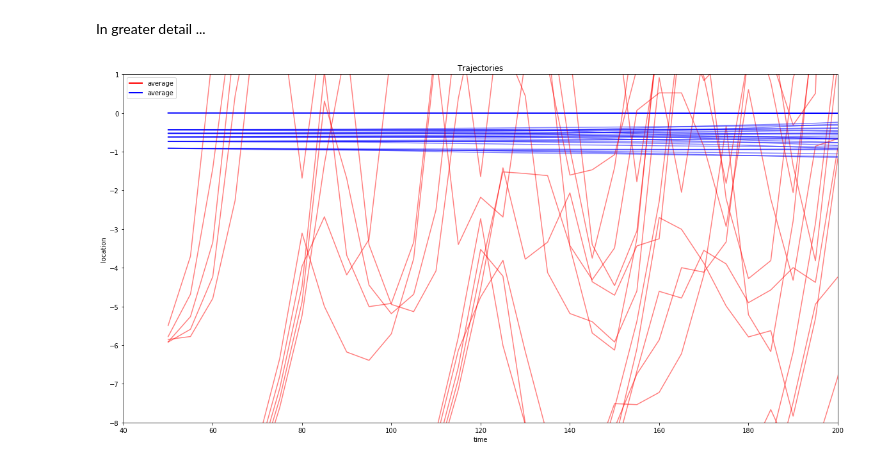
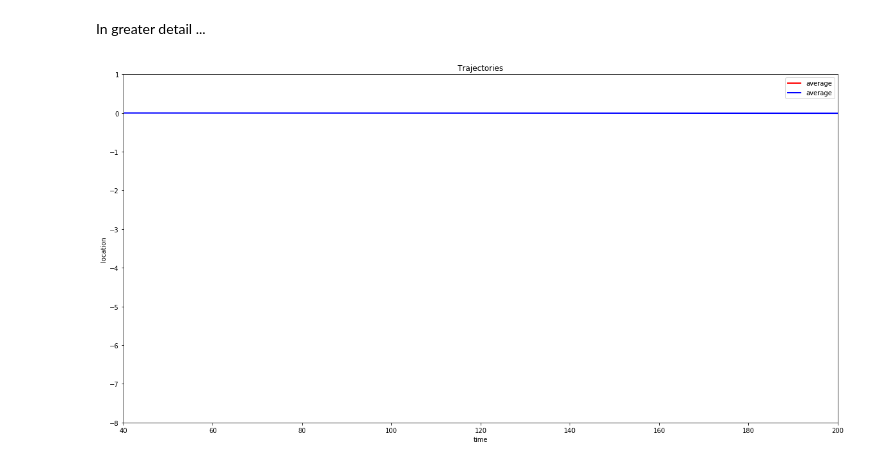
Before and after one commit to billpage/worksheets, a Jupyter notebook: miw/Hall2d-sympy-1.ipynb, the cells around one changed output. Drawn from its saved outputs; the diff is of its cells as text; code cells hidden in the pictures.

Commit message:
2-d step control

```diff
--- a/miw/Hall2d-sympy-1.ipynb
+++ b/miw/Hall2d-sympy-1.ipynb
@@ -534,7 +563,7 @@ VerletStep = function([ds],t, updates=[
 # %% [markdown]
 #### Energy ####
 # %%
-KU1 = 0.5*sum(mu[0]*v[0]**2+mu[1]*v[1]**2)  # total kinetic energy
+KU1 = 0.5*sum(add([mu[j]*v[j]**2 for j in dim]))  # total kinetic energy
 PU1 = sum(debound(V(x[0],x[1])))             # total classical potential
 QU1 = sum(Q2b(hbar,mu,x))            # total quantum potential
 # %%
@@ -549,0 +577,2 @@ crossing=function([],min([debound(d(-1,x[0],0)),debound(d(-1,x[1],1))])<0)
+# %%
+crossing=function([],crosses(x))
@@ -550,5 +583,5 @@ crossing=function([],min([debound(d(-1,x[0],0)),debound(d(-1,x[1],1))])<0)
 # %%
-t_start = 0.0; t_end = 2000.0;
+t_start = 0.0; t_end = 200.0;
 t_samples = 200; x_samples = N;
 
 t_sample = t_end/t_samples
@@ -556,7 +589,8 @@ x_sample = __builtin__.max(1,int(N)//int(x_samples))
 x_start = __builtin__.max(0,int(N-x_samples*x_sample)//int(2))
 XS = array(range(B+x_start,B+N-x_start,x_sample))
 #ds0 = 0.0001 # N=10 # initial step size
-ds0 = 2.5e-06 # 1e-05 # # N=20 # initial step size
+ds0 = 1e-02 # N=10 # initial step size
+#ds0 = 2.5e-06 # N=20 # initial step size
 dsn = 1 # initial step size divider
 # %%
 while True:
@@ -584,12 +618,9 @@ while True:
             t0 = t.get_value().item()
             while t0<t_end:
                 t1 = t0 + t_sample
-                print "t =", t0, "t1 =",t1,"rho =", rho0, "E1 =",E1
-                sys.stdout.flush()
                 while t0<t1:
-                    #print "t =", t0, "t1 =",t1,"rho =", rho0, "E1 =",E1
                     rho0 = rho.get_value().item()
-                    if rho0 > 100 or rho0 < 0.01:
+                    if rho0 > 10000 or rho0 < 0.01:
                         raise ValueError("Step control failed at %s. rho=%s"%(t0,rho0))
                     t0 = VerletStep(ds).item()
                 if crossing(): raise ValueError("crossing at %s",t0)
@@ -600,6 +631,8 @@ while True:
                     raise ValueError(
                         "Energy conservation bound failed at %s. Delta E:"\
                         "|%s| > 0.01."%(t0,E1-E2))
+                print "t =", t0, "t1 =",t1,"rho =", rho0, "delta E =",E1-E2
+                sys.stdout.flush()
                 E1 = E2
                 T += [t0]
                 XX[t0] = x.get_value()[:,XS][:,:,XS]
@@ -727,20 +769,20 @@ In greater detail ...
 # %%
 figure(figsize=(20,10))
 plot(T, mean(XX[T][:,0],(1,2)), color='red',label='average',linewidth=2)
 plot(T[10:], mean(XX[T[10:]][:,1],(1,2)), color='blue',label='average',linewidth=2)
 line_color = Spectral(linspace(0,1,len(XS)))
 xlim(40,200)
 ylim(-8,1)
-for i in range(15,20): #range(len(XS)):
+for i in range(15,10): #range(len(XS)):
     for j in range(0,5): #range(len(XS)):
         plot(T[10:], XX[T[10:]][:,0,i,j],color='red',alpha=0.5)
         plot(T[10:], XX[T[10:]][:,1,i,j],color='blue',alpha=0.5)
 legend()
 title('Trajectories')
 xlabel('time'); ylabel('location')
 show()
 # %% [output]
-[figure, old version]
+[figure, new version]
 # %%
 def update_graph(t):
     return graph.set_offsets((XX[t][0],XX[t][1]))
```
Also changed, not shown: parts of 60 cells of this notebook.
